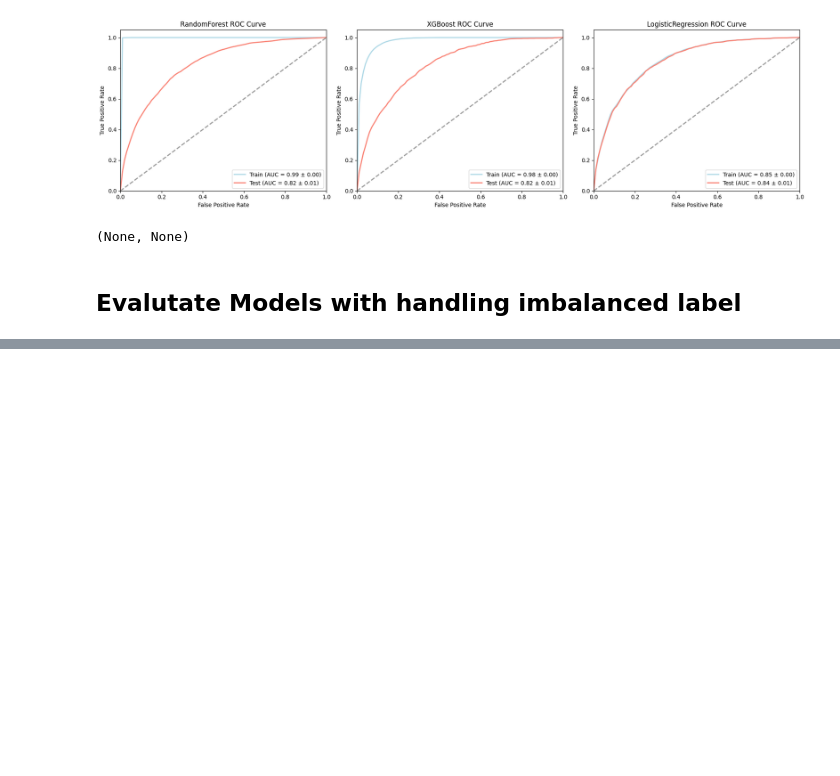
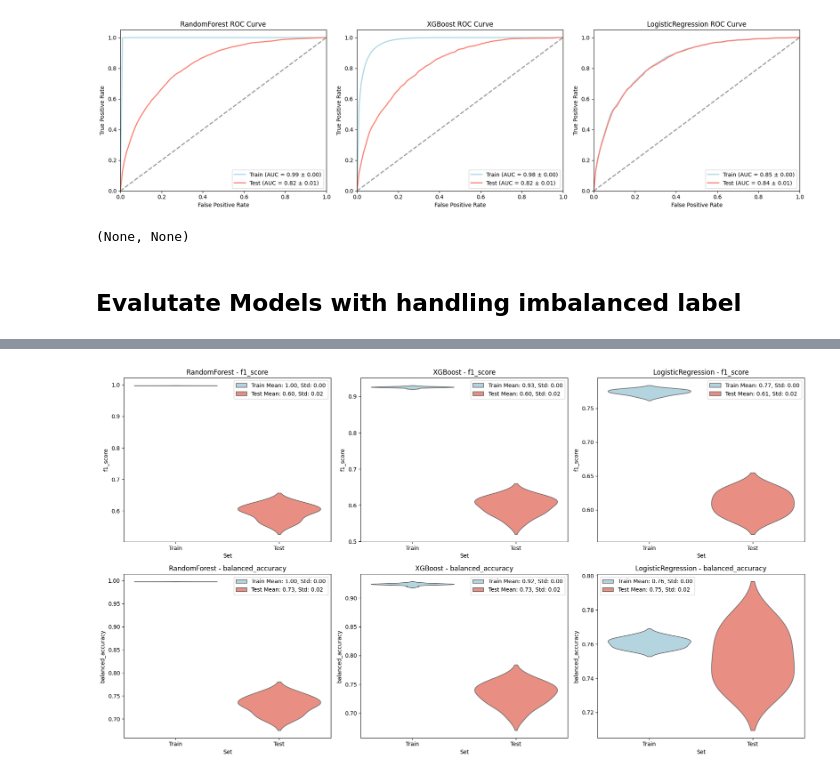
Before and after one commit to Silvano315/Churn-Prediction-with-SHAP, a Jupyter notebook: Classification.ipynb, the cells around one changed output, grey strips where cells are left out. Drawn from its saved outputs; the diff is of its cells as text; code cells hidden in the pictures; blank space fills up the shorter version.

```diff
--- a/Classification.ipynb
+++ b/Classification.ipynb
@@ -125,0 +149,6 @@ evaluation_pipeline.results_viz(['accuracy'])
+# %%
+# Visualize results - f1 score and balanced accuracy
+
+evaluation_pipeline.results_viz(['f1_score', 'balanced_accuracy'], imbalance_method='ADASYN', path_results= path_file)
+# %% [output]
+[figure, added]
```
Also changed, not shown: parts of 5 cells of this notebook.
